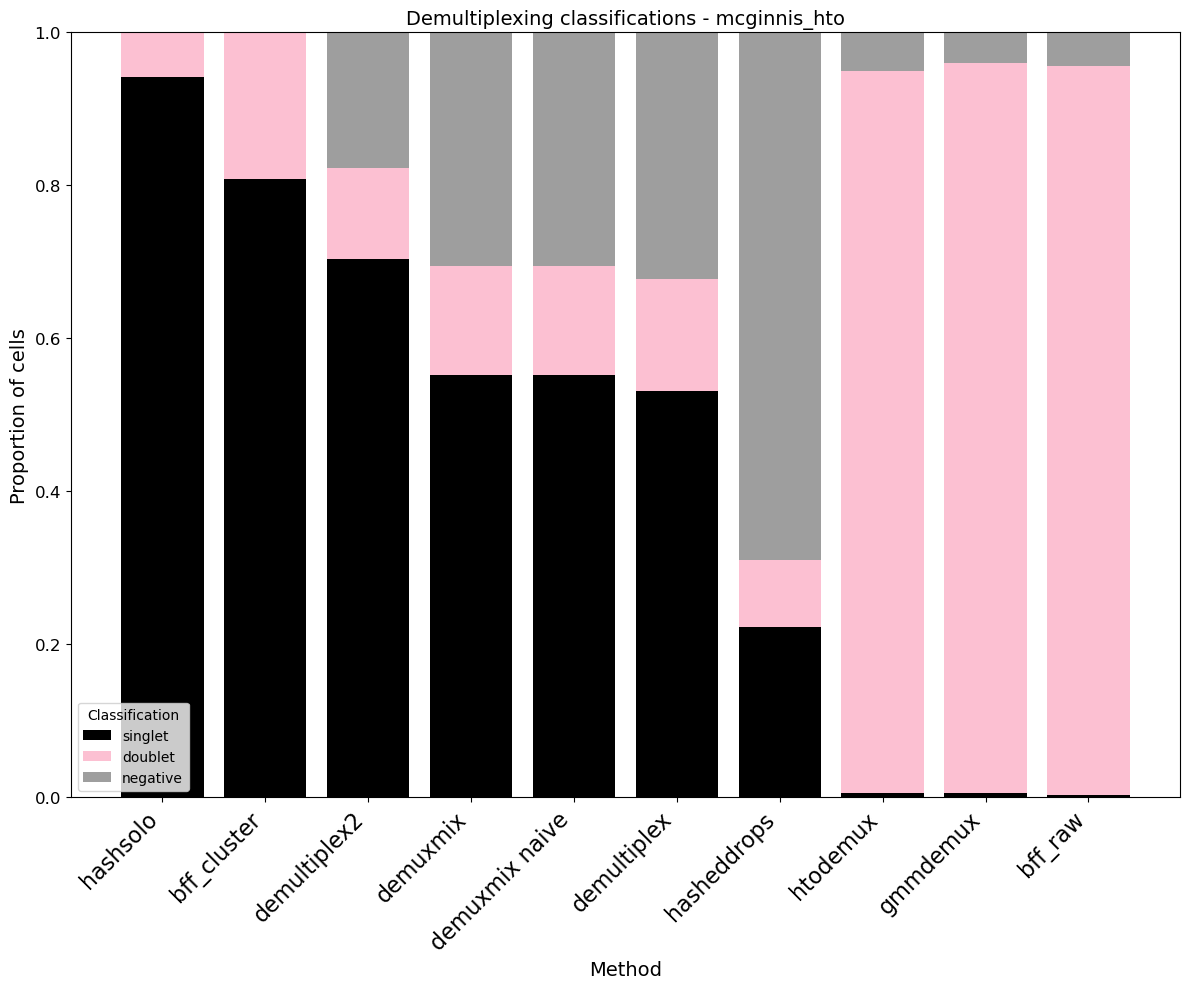
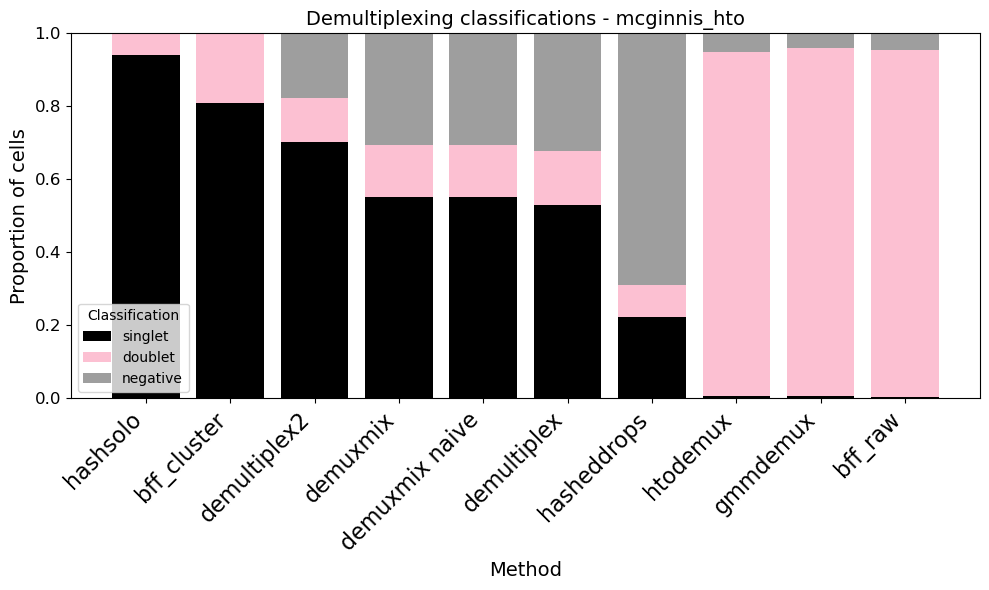
The notebook cell's code change between the first figure and the second:
--- before
+++ after
@@ -38,5 +38,5 @@
     pivot = pivot[col_order]
 
-    fig, ax = plt.subplots(figsize=(12, 10))
+    fig, ax = plt.subplots(figsize=(10, 6))
     bottom = pd.Series([0] * len(pivot), index=pivot.index)
 

Commit: resize graphs